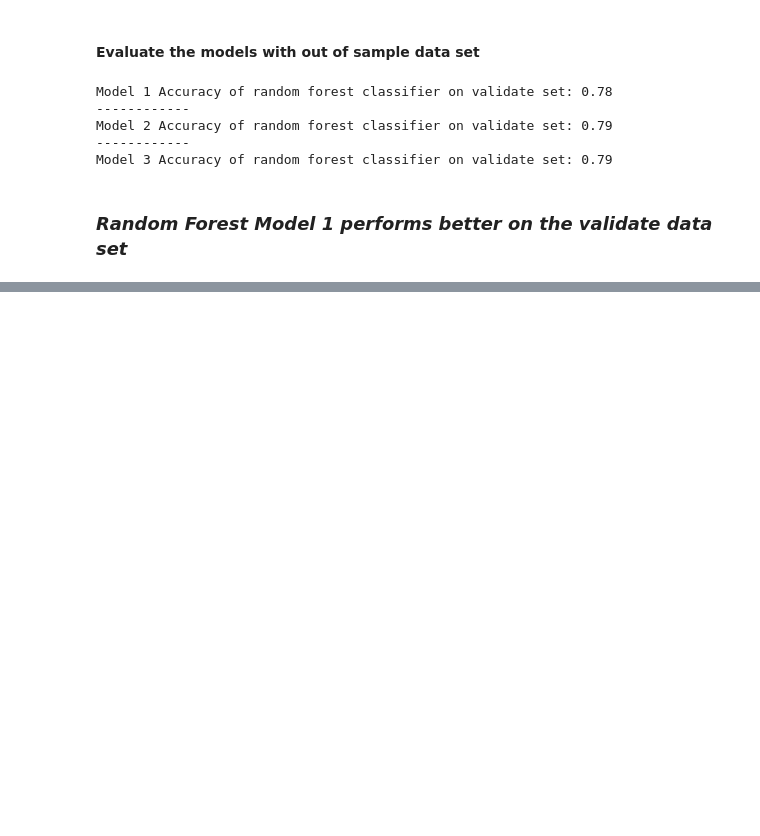
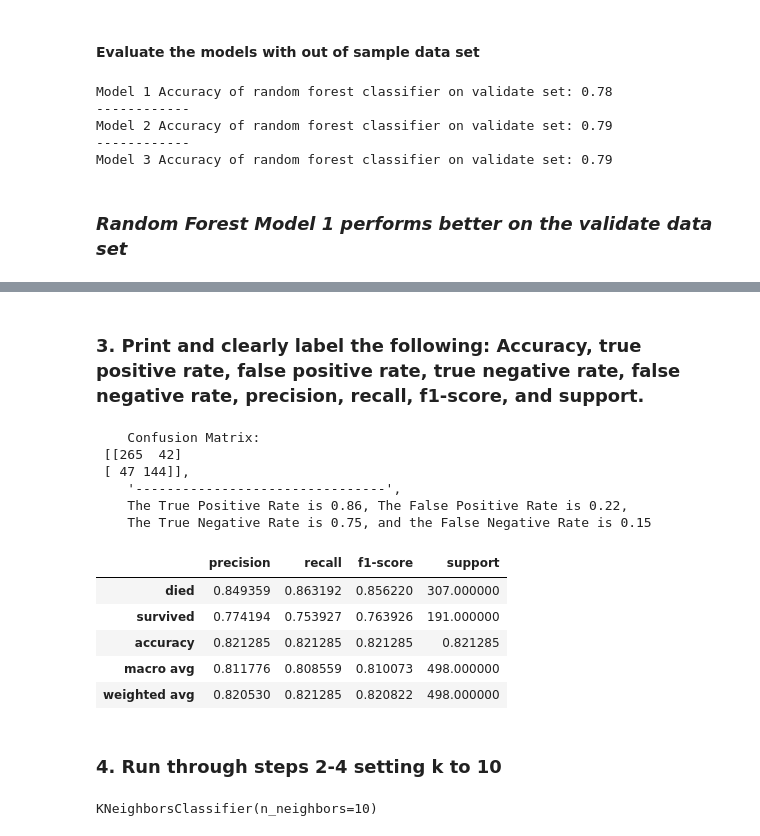
Before and after one commit to justin-m-sullivan/classification-exercises, a Jupyter notebook: model.ipynb, the cells around one changed output, grey strips where cells are left out. Drawn from its saved outputs; the diff is of its cells as text; code cells hidden in the pictures; blank space fills up the shorter version.

```diff
--- a/model.ipynb
+++ b/model.ipynb
@@ -649,0 +725,20 @@ Model 3 Accuracy of random forest classifier on validate set: 0.79
+# %% [markdown]
+### 3. Print and clearly label the following: Accuracy, true positive rate, false positive rate, true negative rate, false negative rate, precision, recall, f1-score, and support.
+# %%
+model_1_report = get_metrics_binary(knn)
+model_1_report
+# %% [output]
+    Confusion Matrix:
+ [[265  42]
+ [ 47 144]],
+    '--------------------------------',
+    The True Positive Rate is 0.86, The False Positive Rate is 0.22,
+    The True Negative Rate is 0.75, and the False Negative Rate is 0.15
+|  | precision | recall | f1-score | support |
+| died | 0.849359 | 0.863192 | 0.856220 | 307.000000 |
+| survived | 0.774194 | 0.753927 | 0.763926 | 191.000000 |
+| accuracy | 0.821285 | 0.821285 | 0.821285 | 0.821285 |
+| macro avg | 0.811776 | 0.808559 | 0.810073 | 498.000000 |
+| weighted avg | 0.820530 | 0.821285 | 0.820822 | 498.000000 |
+# %% [markdown]
+### 4. Run through steps 2-4 setting k to 10
@@ -649,0 +748,5 @@ Model 3 Accuracy of random forest classifier on validate set: 0.79
+# %%
+#Fit the model to the training data
+knn_2.fit(X_train, y_train)
+# %% [output]
+KNeighborsClassifier(n_neighbors=10)
```
Also changed, not shown: parts of 27 cells of this notebook.
